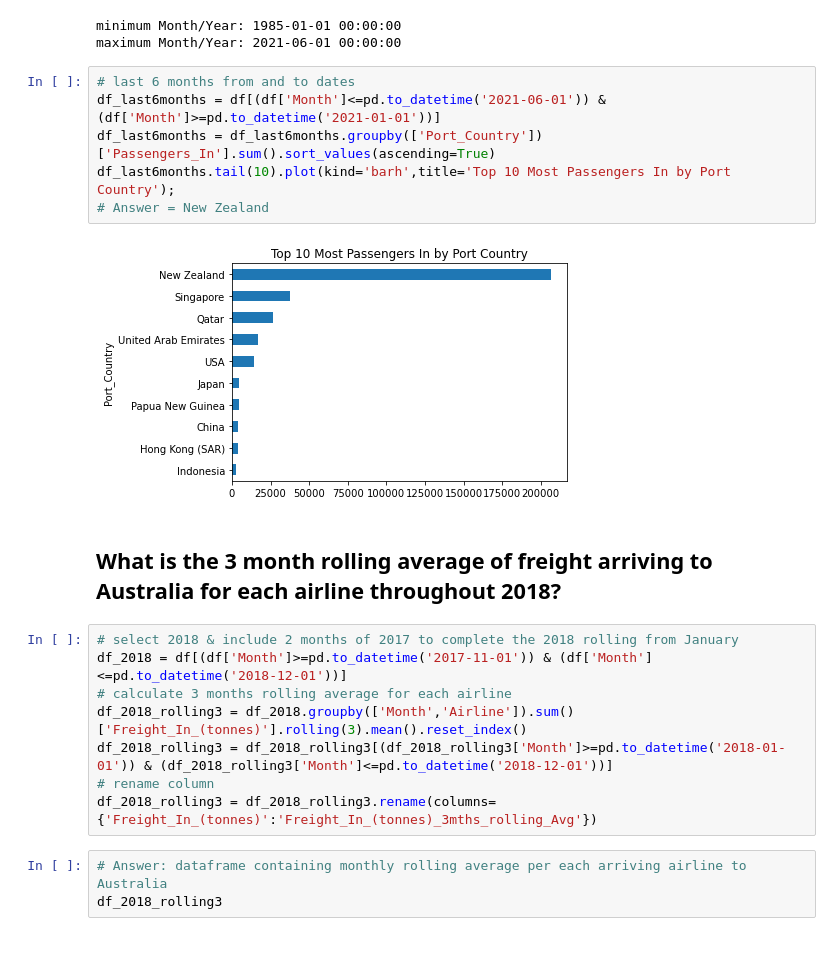
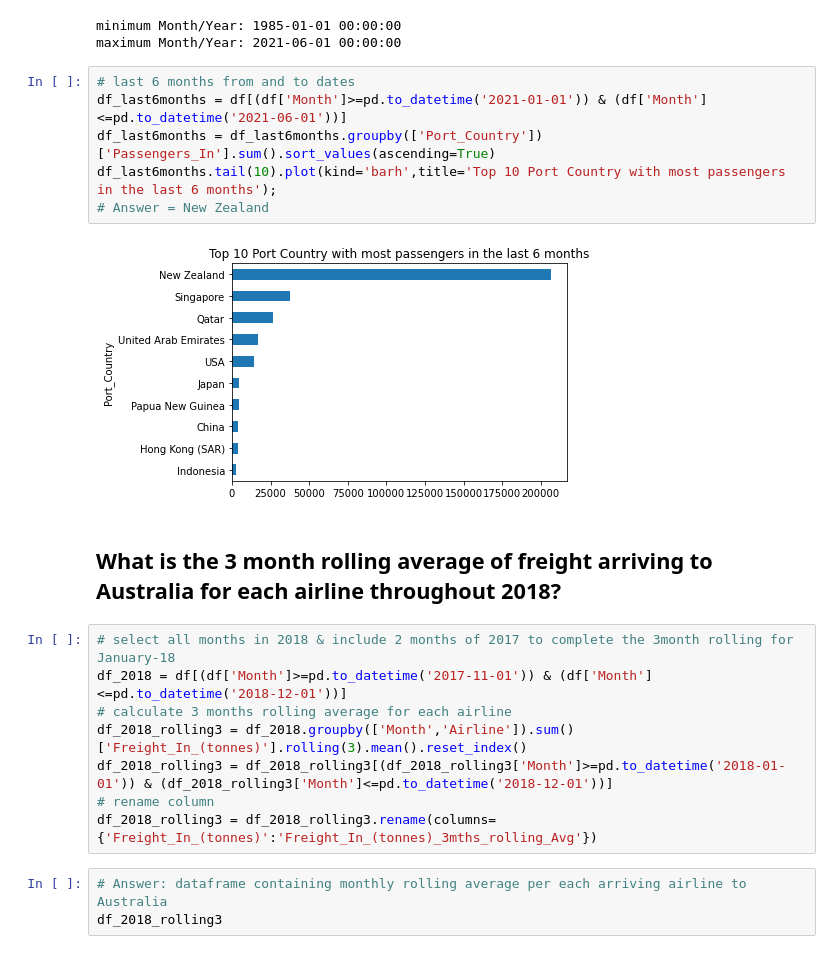
Before and after one commit to jubertroldan/P2_DataEngineering_Code_Challenge, a Jupyter notebook: P2 Data Engineering Code Challenge Solution.ipynb, the cells around one changed output. Drawn from its saved outputs; the diff is of its cells as text.

```diff
--- a/P2 Data Engineering Code Challenge Solution.ipynb
+++ b/P2 Data Engineering Code Challenge Solution.ipynb
@@ -282,16 +301,16 @@ minimum Month/Year: 1985-01-01 00:00:00
 maximum Month/Year: 2021-06-01 00:00:00
 # %%
 # last 6 months from and to dates
-df_last6months = df[(df['Month']<=pd.to_datetime('2021-06-01')) & (df['Month']>=pd.to_datetime('2021-01-01'))]
+df_last6months = df[(df['Month']>=pd.to_datetime('2021-01-01')) & (df['Month']<=pd.to_datetime('2021-06-01'))]
 df_last6months = df_last6months.groupby(['Port_Country'])['Passengers_In'].sum().sort_values(ascending=True)
-df_last6months.tail(10).plot(kind='barh',title='Top 10 Most Passengers In by Port Country');
+df_last6months.tail(10).plot(kind='barh',title='Top 10 Port Country with most passengers in the last 6 months');
 # Answer = New Zealand
 # %% [output]
-[figure, old version]
+[figure, new version]
 # %% [markdown]
 ## What is the 3 month rolling average of freight arriving to Australia for each airline throughout 2018?
 # %%
-# select 2018 & include 2 months of 2017 to complete the 2018 rolling from January
+# select all months in 2018 & include 2 months of 2017 to complete the 3month rolling for January-18
 df_2018 = df[(df['Month']>=pd.to_datetime('2017-11-01')) & (df['Month']<=pd.to_datetime('2018-12-01'))]
 # calculate 3 months rolling average for each airline
 df_2018_rolling3 = df_2018.groupby(['Month','Airline']).sum()['Freight_In_(tonnes)'].rolling(3).mean().reset_index()
```
Also changed, not shown: parts of 17 cells of this notebook.
